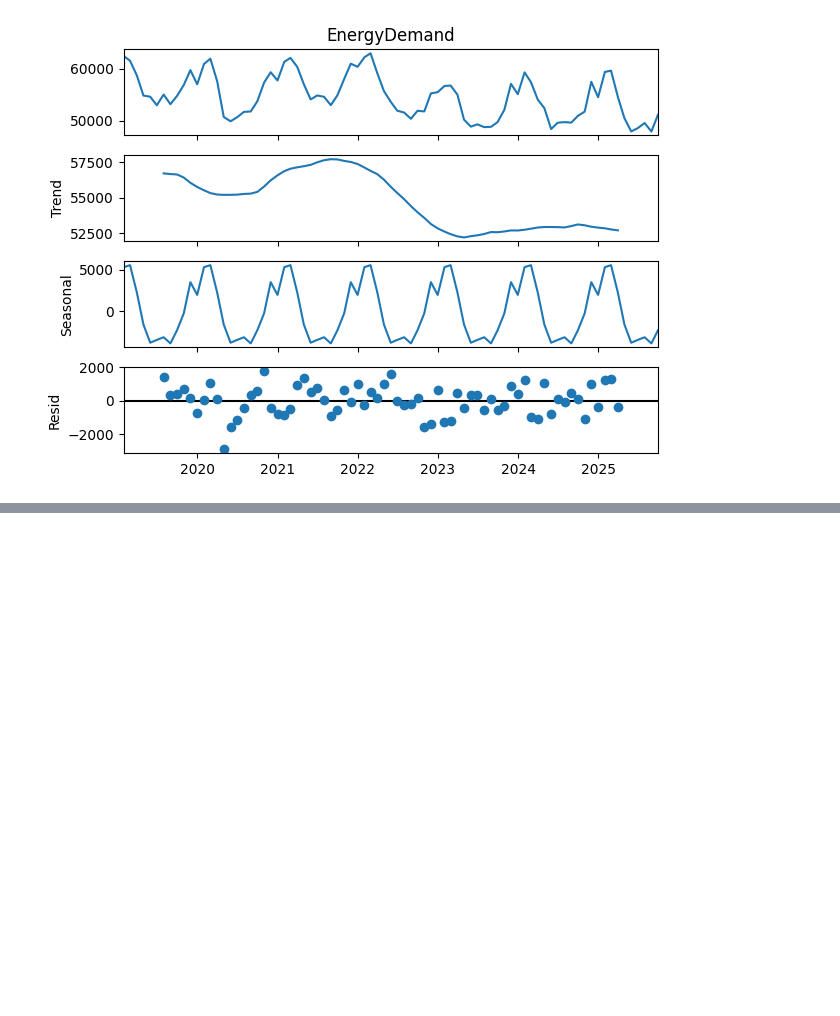
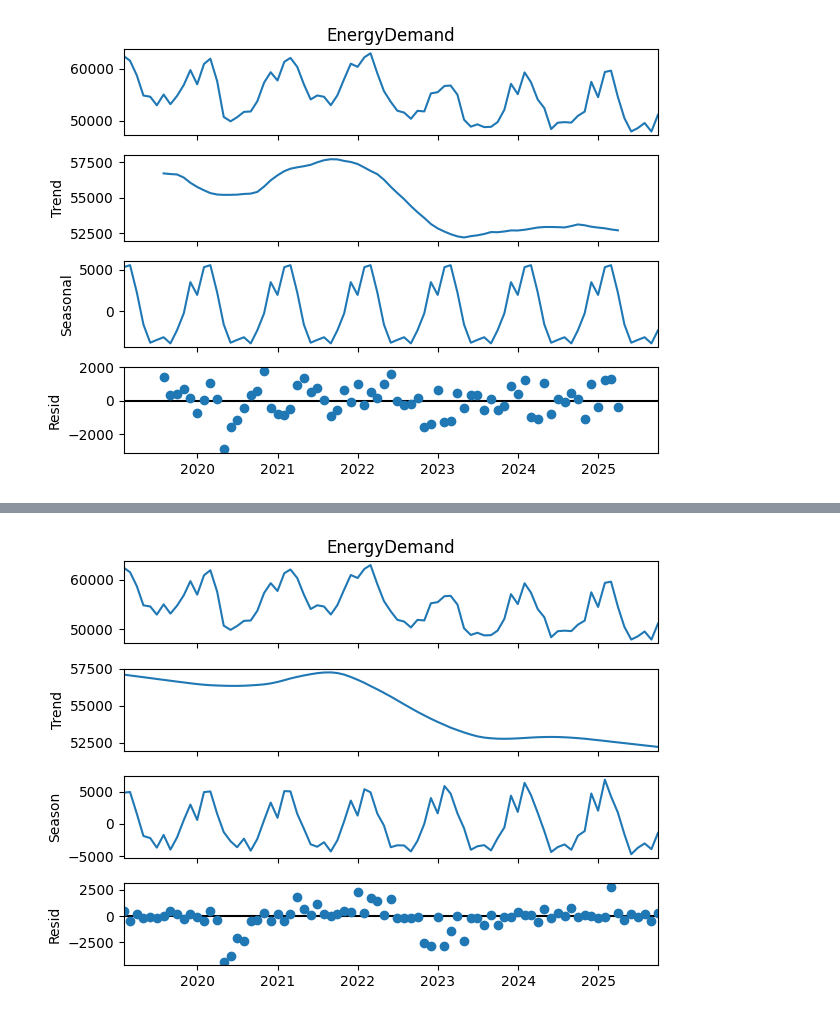
Before and after one commit to SW-oasen/electricity_demannd_de, a Jupyter notebook: notebook_edit/01_eda_energy.ipynb, the cells around one changed output, grey strips where cells are left out. Saved outputs shown, nothing was run; the diff lists cells and outputs as text; code cells hidden in the pictures; blank space fills up the shorter version.

```diff
--- a/notebook_edit/01_eda_energy.ipynb
+++ b/notebook_edit/01_eda_energy.ipynb
@@ -300,0 +310,12 @@ decomposition.plot();  # use ; to avoid doubled plot. the returned figure is alr
+# %%
+import numpy as np
+import matplotlib.pyplot as plt
+import statsmodels.api as sm
+from statsmodels.tsa.seasonal import seasonal_decompose, STL
+from scipy.fft import fft
+np.random.seed(0)  # for reproducibility
+
+stl_decomposition = STL(endog=df_monthly['EnergyDemand'], period=12, robust=True).fit()
+stl_decomposition.plot();  # use ; to avoid doubled plot. the returned figure is already plotted by the function, so we just suppress the output to avoid a second empty plot.
+# %% [output]
+[figure, added]
```
Also changed, not shown: parts of 1 cell of this notebook, 6 other files.
